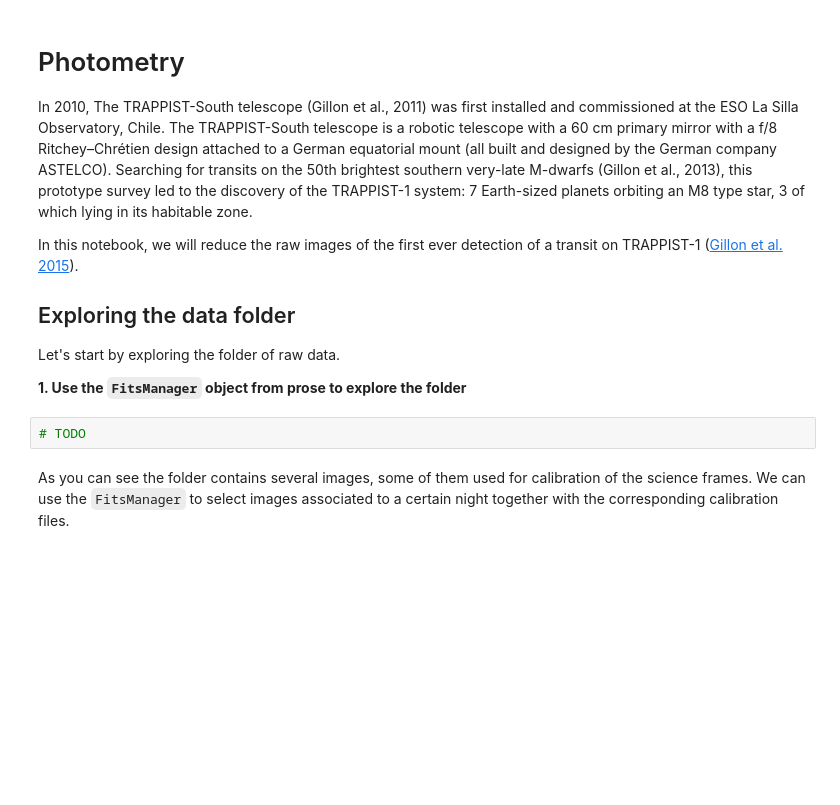
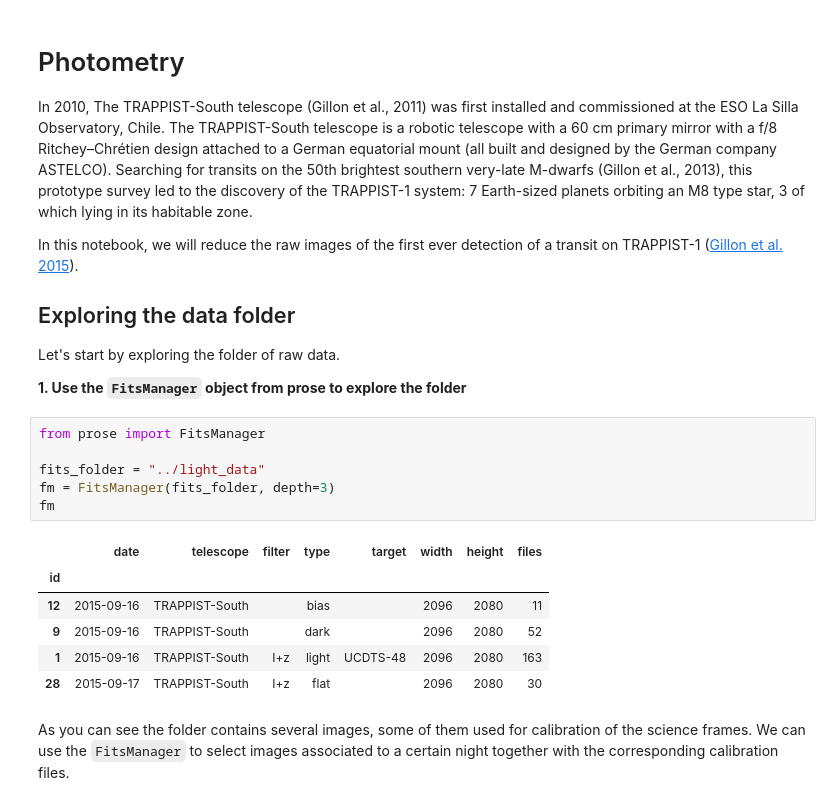
Before and after one commit to lgrcia/pysnack10-prose, a Jupyter notebook: material/reduction.ipynb, the cells around one changed output. Cells and saved outputs as stored; diff of their text form; blank space fills up the shorter version.

```diff
--- a/material/reduction.ipynb
+++ b/material/reduction.ipynb
@@ -10,8 +10,19 @@ In this notebook, we will reduce the raw images of the first ever detection of a
 Let's start by exploring the folder of raw data.
 
 **1. Use the `FitsManager` object from prose to explore the folder**
-# %%
-# TODO
+# %%
+from prose import FitsManager
+
+fits_folder = "../light_data"
+fm = FitsManager(fits_folder, depth=3)
+fm
+# %% [output]
+|  | date | telescope | filter | type | target | width | height | files |
+| id |  |  |  |  |  |  |  |  |
+| 12 | 2015-09-16 | TRAPPIST-South |  | bias |  | 2096 | 2080 | 11 |
+| 9 | 2015-09-16 | TRAPPIST-South |  | dark |  | 2096 | 2080 | 52 |
+| 1 | 2015-09-16 | TRAPPIST-South | I+z | light | UCDTS-48 | 2096 | 2080 | 163 |
+| 28 | 2015-09-17 | TRAPPIST-South | I+z | flat |  | 2096 | 2080 | 30 |
 # %% [markdown]
 As you can see the folder contains several images, some of them used for calibration of the science frames. We can use the `FitsManager` to select images associated to a certain night together with the corresponding calibration files.
 # %%
```
Also changed, not shown: parts of 13 cells of this notebook.
